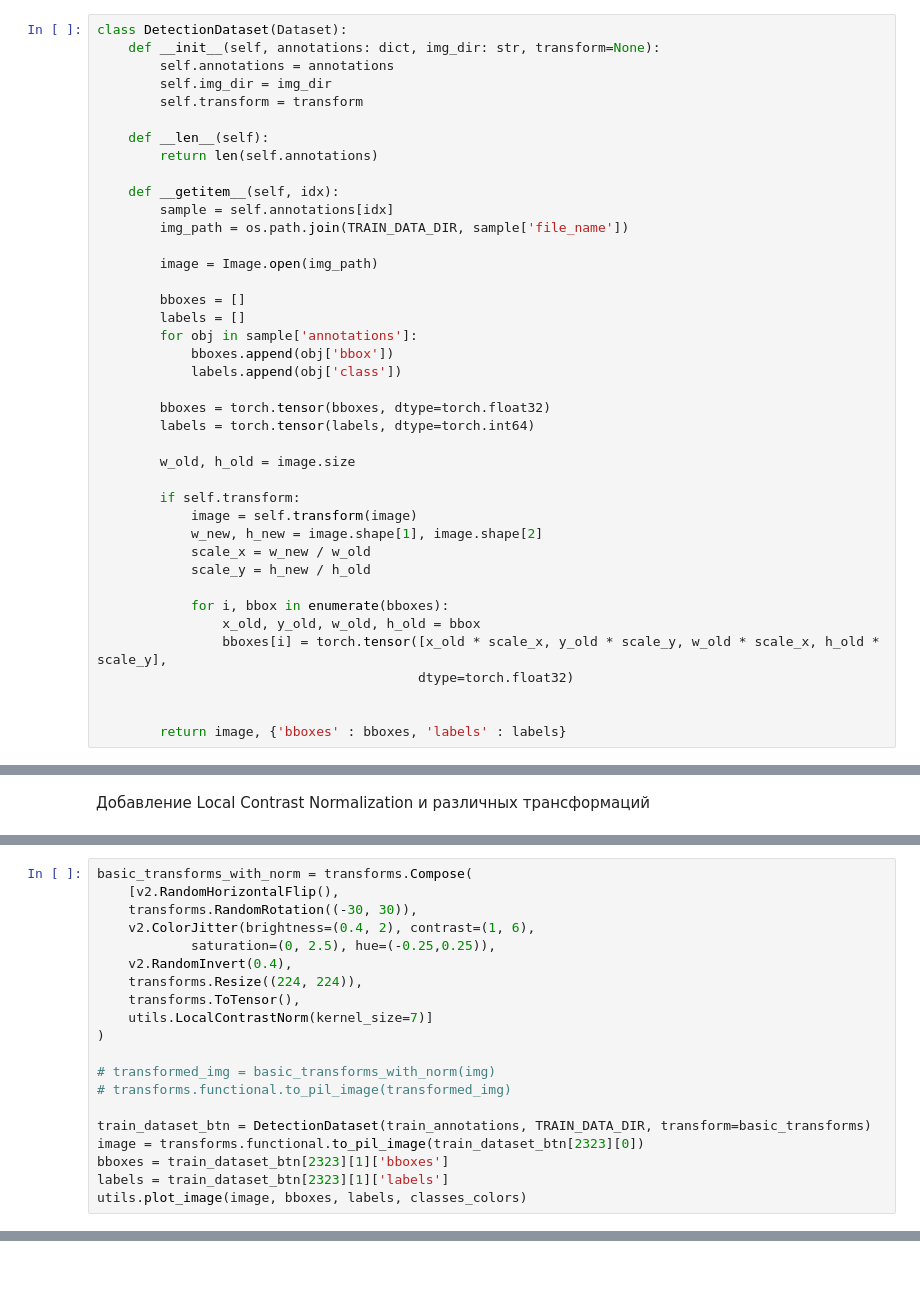
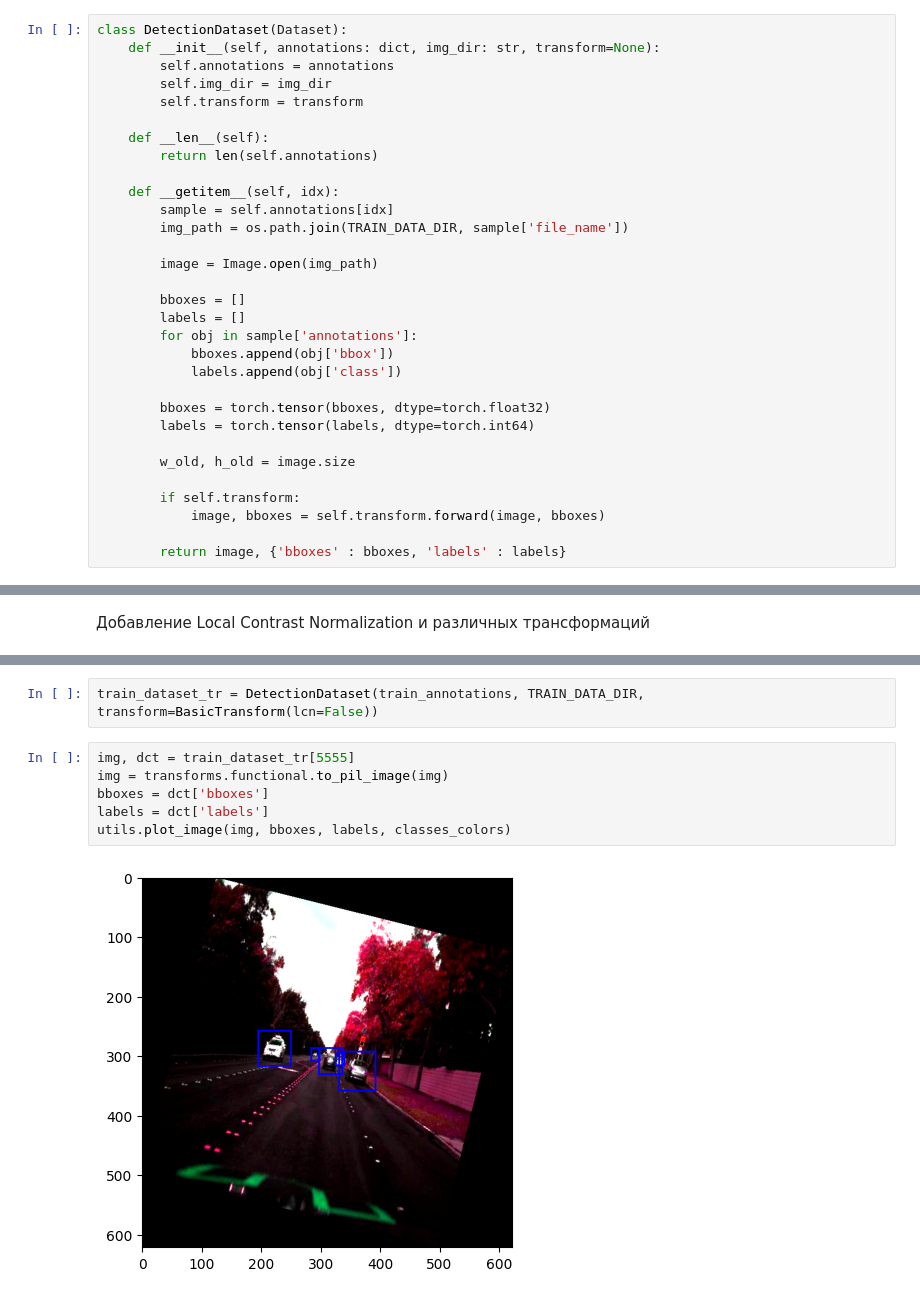
Before and after one commit to a13xbb/ml-labs-mag, a Jupyter notebook: lab3/main.ipynb, the cells around one changed output, grey strips where cells are left out. Cells and saved outputs as stored; diff of their text form; blank space fills up the shorter version.

```diff
--- a/lab3/main.ipynb
+++ b/lab3/main.ipynb
@@ -100,16 +102,7 @@ class DetectionDataset(Dataset):
         w_old, h_old = image.size
 
         if self.transform:
-            image = self.transform(image)
-            w_new, h_new = image.shape[1], image.shape[2]
-            scale_x = w_new / w_old
-            scale_y = h_new / h_old
-
-            for i, bbox in enumerate(bboxes):
-                x_old, y_old, w_old, h_old = bbox
-                bboxes[i] = torch.tensor([x_old * scale_x, y_old * scale_y, w_old * scale_x, h_old * scale_y],
-                                         dtype=torch.float32)
-
+            image, bboxes = self.transform.forward(image, bboxes)
 
         return image, {'bboxes' : bboxes, 'labels' : labels}
 # %%
@@ -152,20 +119,0 @@ utils.plot_image(image, bboxes, labels, classes_colors)
-# %%
-basic_transforms_with_norm = transforms.Compose(
-    [v2.RandomHorizontalFlip(),
-    transforms.RandomRotation((-30, 30)),
-    v2.ColorJitter(brightness=(0.4, 2), contrast=(1, 6),
-            saturation=(0, 2.5), hue=(-0.25,0.25)),
-    v2.RandomInvert(0.4),
-    transforms.Resize((224, 224)),
-    transforms.ToTensor(),
-    utils.LocalContrastNorm(kernel_size=7)]
-)
-
-# transformed_img = basic_transforms_with_norm(img)
-# transforms.functional.to_pil_image(transformed_img)
-
-train_dataset_btn = DetectionDataset(train_annotations, TRAIN_DATA_DIR, transform=basic_transforms)
-image = transforms.functional.to_pil_image(train_dataset_btn[2323][0])
-bboxes = train_dataset_btn[2323][1]['bboxes']
-labels = train_dataset_btn[2323][1]['labels']
-utils.plot_image(image, bboxes, labels, classes_colors)
@@ -173,0 +167,10 @@ utils.plot_image(image, bboxes, labels, classes_colors)
+# %%
+train_dataset_tr = DetectionDataset(train_annotations, TRAIN_DATA_DIR, transform=BasicTransform(lcn=False))
+# %%
+img, dct = train_dataset_tr[5555]
+img = transforms.functional.to_pil_image(img)
+bboxes = dct['bboxes']
+labels = dct['labels']
+utils.plot_image(img, bboxes, labels, classes_colors)
+# %% [output]
+[figure, added]
```
Also changed, not shown: parts of 5 cells of this notebook, 1 other file.
